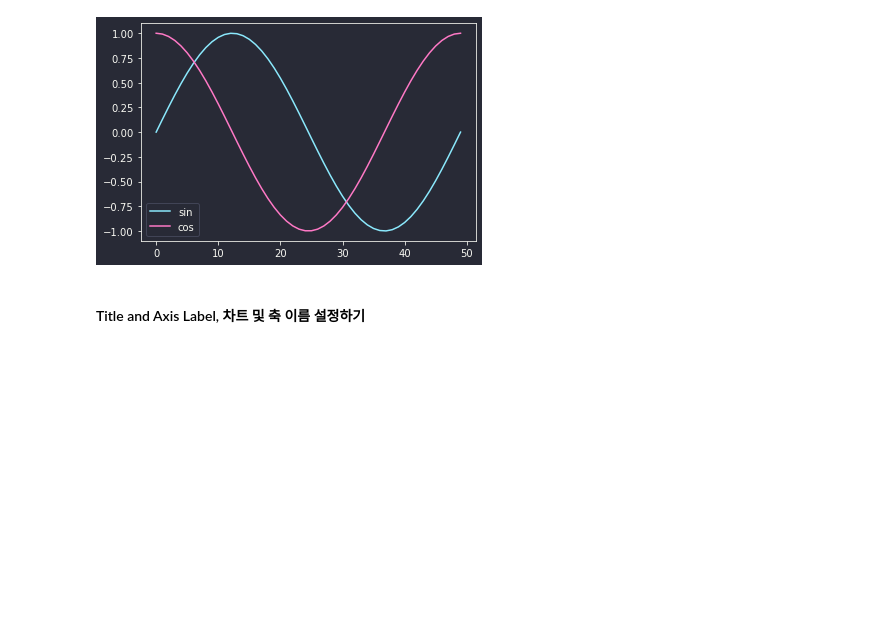
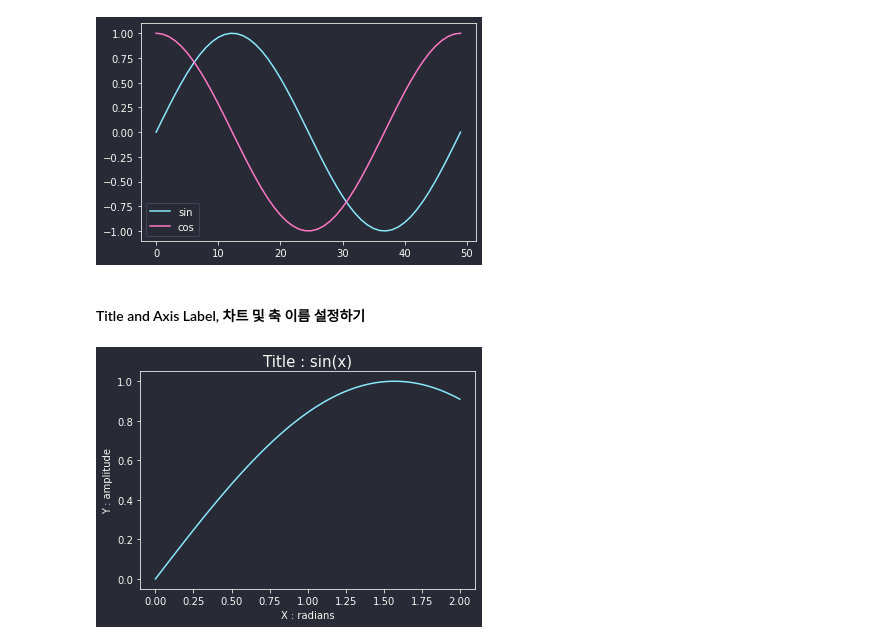
Before and after one commit to objectin/pandas_exercises, a Jupyter notebook: Pyplot tutorial.ipynb, the cells around one changed output. Drawn from its saved outputs; the diff is of its cells as text; code cells hidden in the pictures; blank space fills up the shorter version.

```diff
--- a/Pyplot tutorial.ipynb
+++ b/Pyplot tutorial.ipynb
@@ -112,3 +112,14 @@ plt.show()
 [figure]
 # %% [markdown]
 #### Title and Axis Label, 차트 및 축 이름 설정하기
+# %%
+x = np.linspace(0, 2, 100)
+
+plt.plot(x, np.sin(x))
+plt.title('Title : sin(x)', fontsize=15)
+plt.xlabel('X : radians')
+plt.ylabel('Y : amplitude')
+
+plt.show()
+# %% [output]
+[figure, added]
```
Also changed, not shown: parts of 19 cells of this notebook, 1 other file.
